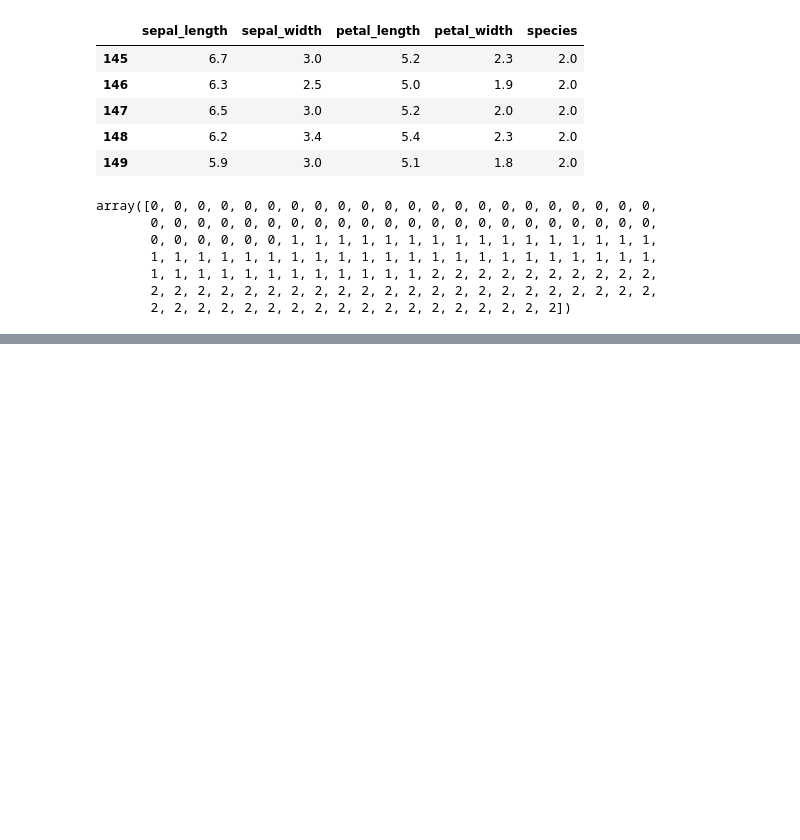
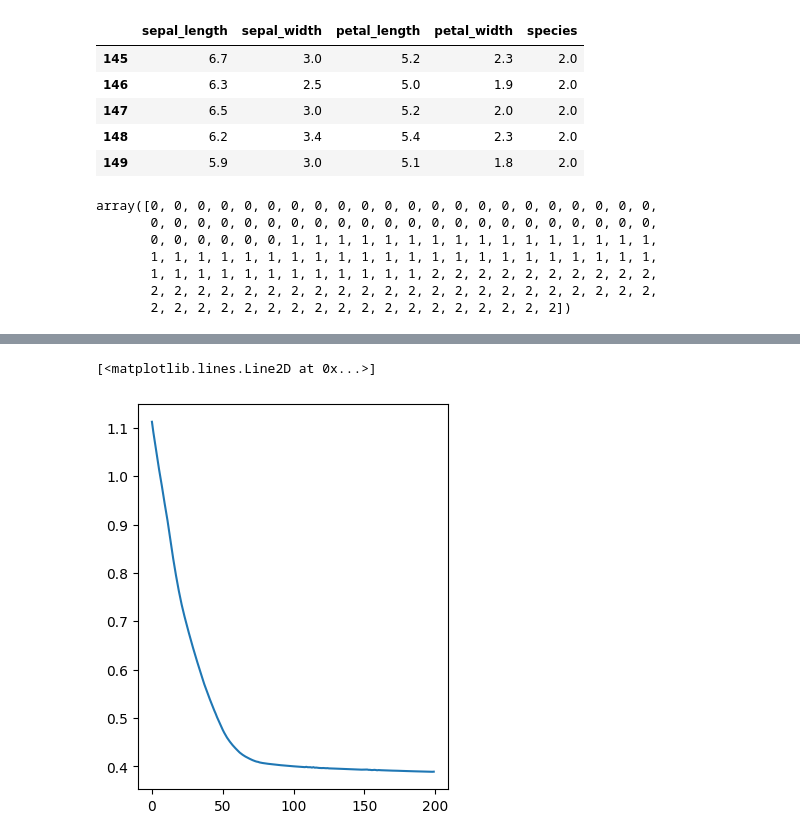
Before and after one commit to AlirezaRamezaney/Pytorch-Coding, a Jupyter notebook: TorchAI.ipynb, the cells around one changed output, grey strips where cells are left out. Saved outputs shown, nothing was run; the diff lists cells and outputs as text; code cells hidden in the pictures; blank space fills up the shorter version.

```diff
--- a/TorchAI.ipynb
+++ b/TorchAI.ipynb
@@ -95,6 +104,6 @@ y_train = torch.LongTensor(y_train)
 y_test = torch.LongTensor(y_test)
 # %%
 criterion = nn.CrossEntropyLoss()
-optimizer = torch.optim.Adam(model.parameters(), lr=0.1)
-model.parameters
+optimizer = torch.optim.Adam(model.named_parameters(), lr=0.01)
+model.named_parameters
 # %% [output]
@@ -103,3 +112,20 @@ model.parameters
   (fc2): Linear(in_features=8, out_features=9, bias=True)
   (fc3): Linear(in_features=9, out_features=3, bias=True)
 )>
+# %%
+# train the model
+epochs = 200
+losses = []
+
+for i in range(epochs):
+  y_pred = model.forward(x_train)
+  loss = criterion(y_pred, y_train)
+
+  losses.append(loss.detach().numpy())
+  if i%10 ==0:
+    print('epoch {} and loss is {}'.format(i, loss))
+
+
+  optimizer.zero_grad()
+  loss.backward()
+  optimizer.step()
@@ -105,0 +153,7 @@ model.parameters
+# %%
+# some visualization
+plt.figure(figsize=(4,5))
+plt.plot(range(epochs), losses)
+# %% [output]
+[<matplotlib.lines.Line2D at 0x...>]
+[figure, added]
```
Also changed, not shown: parts of 7 cells of this notebook.
